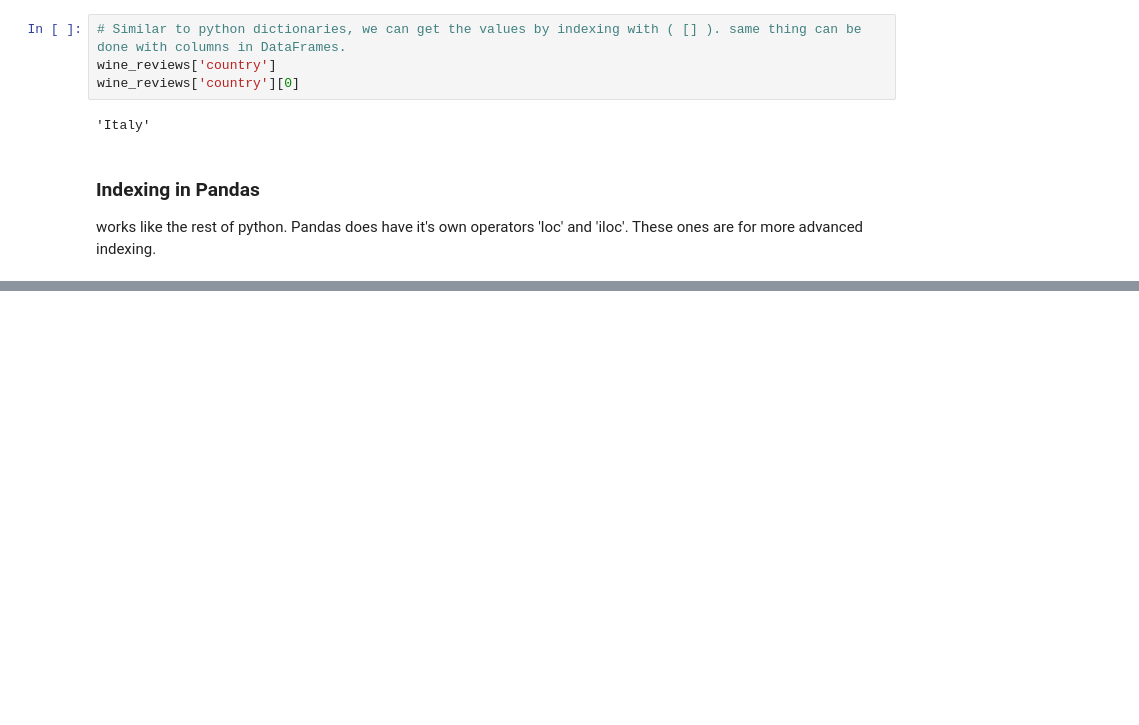
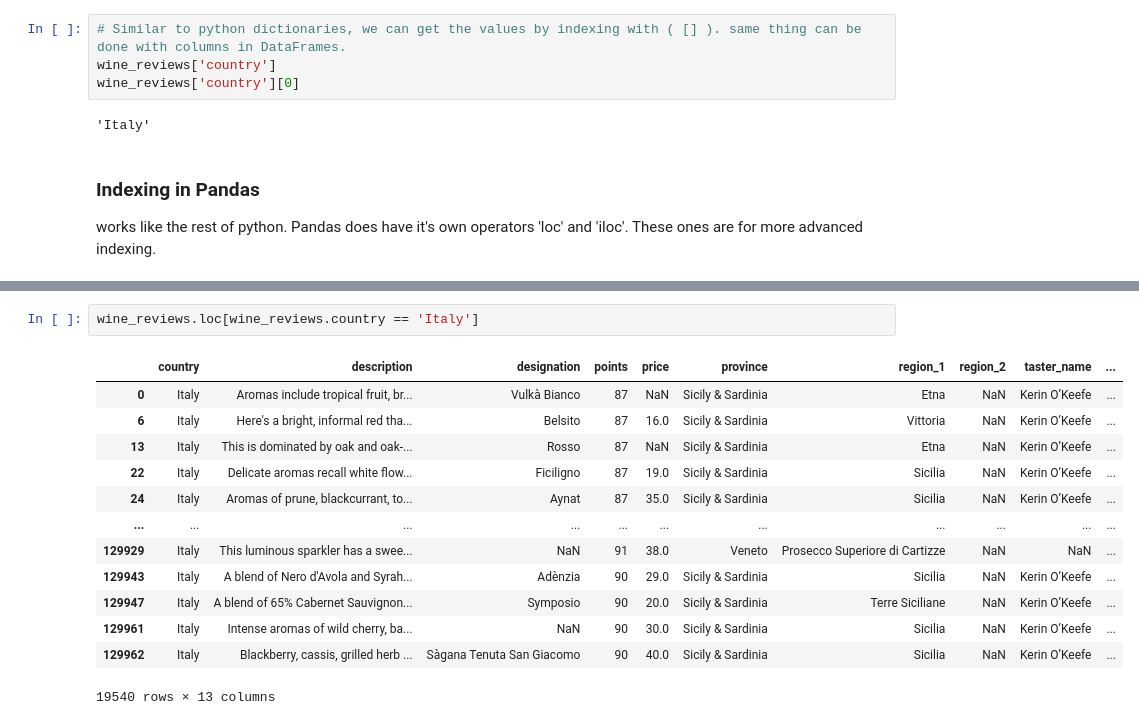
Before and after one commit to Heitan104/ds-ml-journey, a Jupyter notebook: 01-python-pandas/notebooks/panda.ipynb, the cells around one changed output, grey strips where cells are left out. Drawn from its saved outputs; the diff is of its cells as text; blank space fills up the shorter version.

```diff
--- a/01-python-pandas/notebooks/panda.ipynb
+++ b/01-python-pandas/notebooks/panda.ipynb
@@ -114,0 +237,16 @@ works like the rest of python. Pandas does have it's own operators 'loc' and 'il
+# %%
+wine_reviews.loc[wine_reviews.country == 'Italy']
+# %% [output]
+|  | country | description | designation | points | price | province | region_1 | region_2 | taster_name | ... |
+| 0 | Italy | Aromas include tropical fruit, br... | Vulkà Bianco | 87 | NaN | Sicily & Sardinia | Etna | NaN | Kerin O’Keefe | ... |
+| 6 | Italy | Here's a bright, informal red tha... | Belsito | 87 | 16.0 | Sicily & Sardinia | Vittoria | NaN | Kerin O’Keefe | ... |
+| 13 | Italy | This is dominated by oak and oak-... | Rosso | 87 | NaN | Sicily & Sardinia | Etna | NaN | Kerin O’Keefe | ... |
+| 22 | Italy | Delicate aromas recall white flow... | Ficiligno | 87 | 19.0 | Sicily & Sardinia | Sicilia | NaN | Kerin O’Keefe | ... |
+| 24 | Italy | Aromas of prune, blackcurrant, to... | Aynat | 87 | 35.0 | Sicily & Sardinia | Sicilia | NaN | Kerin O’Keefe | ... |
+| ... | ... | ... | ... | ... | ... | ... | ... | ... | ... | ... |
+| 129929 | Italy | This luminous sparkler has a swee... | NaN | 91 | 38.0 | Veneto | Prosecco Superiore di Cartizze | NaN | NaN | ... |
+| 129943 | Italy | A blend of Nero d'Avola and Syrah... | Adènzia | 90 | 29.0 | Sicily & Sardinia | Sicilia | NaN | Kerin O’Keefe | ... |
+| 129947 | Italy | A blend of 65% Cabernet Sauvignon... | Symposio | 90 | 20.0 | Sicily & Sardinia | Terre Siciliane | NaN | Kerin O’Keefe | ... |
+| 129961 | Italy | Intense aromas of wild cherry, ba... | NaN | 90 | 30.0 | Sicily & Sardinia | Sicilia | NaN | Kerin O’Keefe | ... |
+| 129962 | Italy | Blackberry, cassis, grilled herb ... | Sàgana Tenuta San Giacomo | 90 | 40.0 | Sicily & Sardinia | Sicilia | NaN | Kerin O’Keefe | ... |
+19540 rows × 13 columns
```
Also changed, not shown: parts of 25 cells of this notebook, 2 other files.
